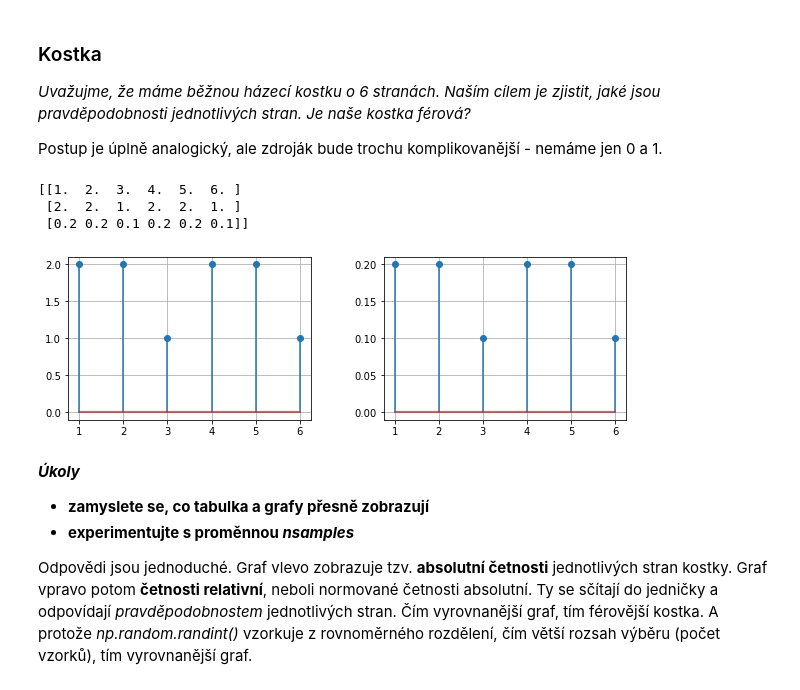
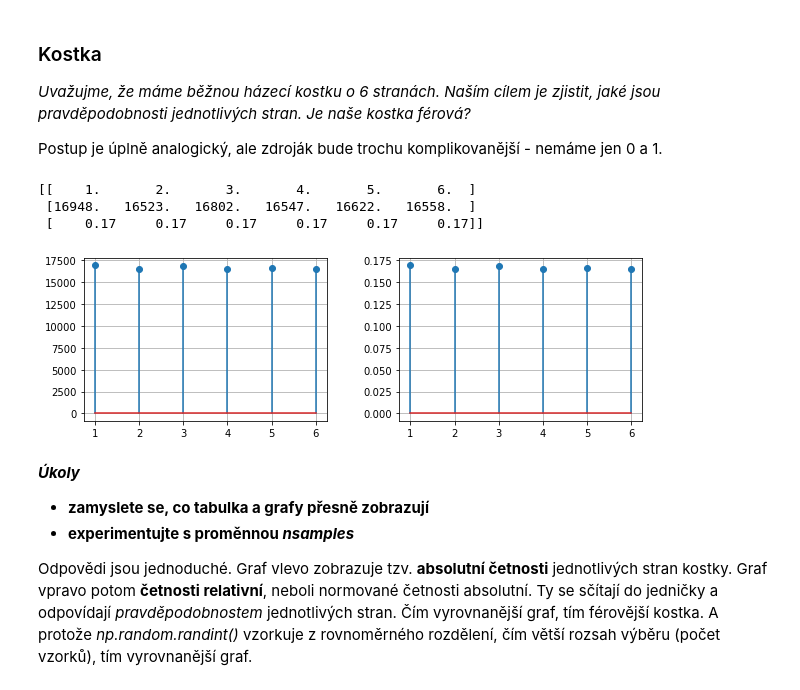
Before and after one commit to TaIos/bml, a Jupyter notebook: prednasky/Uvod_do_modelovani-KD.ipynb, the cells around one changed output. Drawn from its saved outputs; the diff is of its cells as text; code cells hidden in the pictures.

```diff
--- a/prednasky/Uvod_do_modelovani-KD.ipynb
+++ b/prednasky/Uvod_do_modelovani-KD.ipynb
@@ -71,23 +48,23 @@ Níže bude mírně komplikovanější příklad, který dá odpovědi i na prvn
 
 Postup je úplně analogický, ale zdroják bude trochu komplikovanější - nemáme jen 0 a 1.
 # %%
-nsamples = 10  ###
+nsamples = 100000  ###
 results = np.random.randint(1, 7, size=nsamples)
 numbers, counts = np.unique(results, return_counts=True)
-frequences = counts/nsamples
+frequencies = counts/nsamples
 np.set_printoptions(suppress=True)
-print(np.c_[numbers, counts, frequences].T)
+print(np.c_[numbers, counts, frequencies].T)
 plt.figure(figsize=(10, 3))
 plt.subplot(1,2,1)
 plt.stem(numbers, counts)
 plt.subplot(1,2,2)
-plt.stem(numbers, frequences)
+plt.stem(numbers, frequencies)
 plt.show()
 # %% [output]
-[[1.  2.  3.  4.  5.  6. ]
- [2.  2.  1.  2.  2.  1. ]
- [0.2 0.2 0.1 0.2 0.2 0.1]]
+[[    1.       2.       3.       4.       5.       6.  ]
+ [16948.   16523.   16802.   16547.   16622.   16558.  ]
+ [    0.17     0.17     0.17     0.17     0.17     0.17]]
-[figure, old version]
+[figure, new version]
 # %% [markdown]
 **_Úkoly_**
 - **zamyslete se, co tabulka a grafy přesně zobrazují**
```
Also changed, not shown: parts of 18 cells of this notebook.
